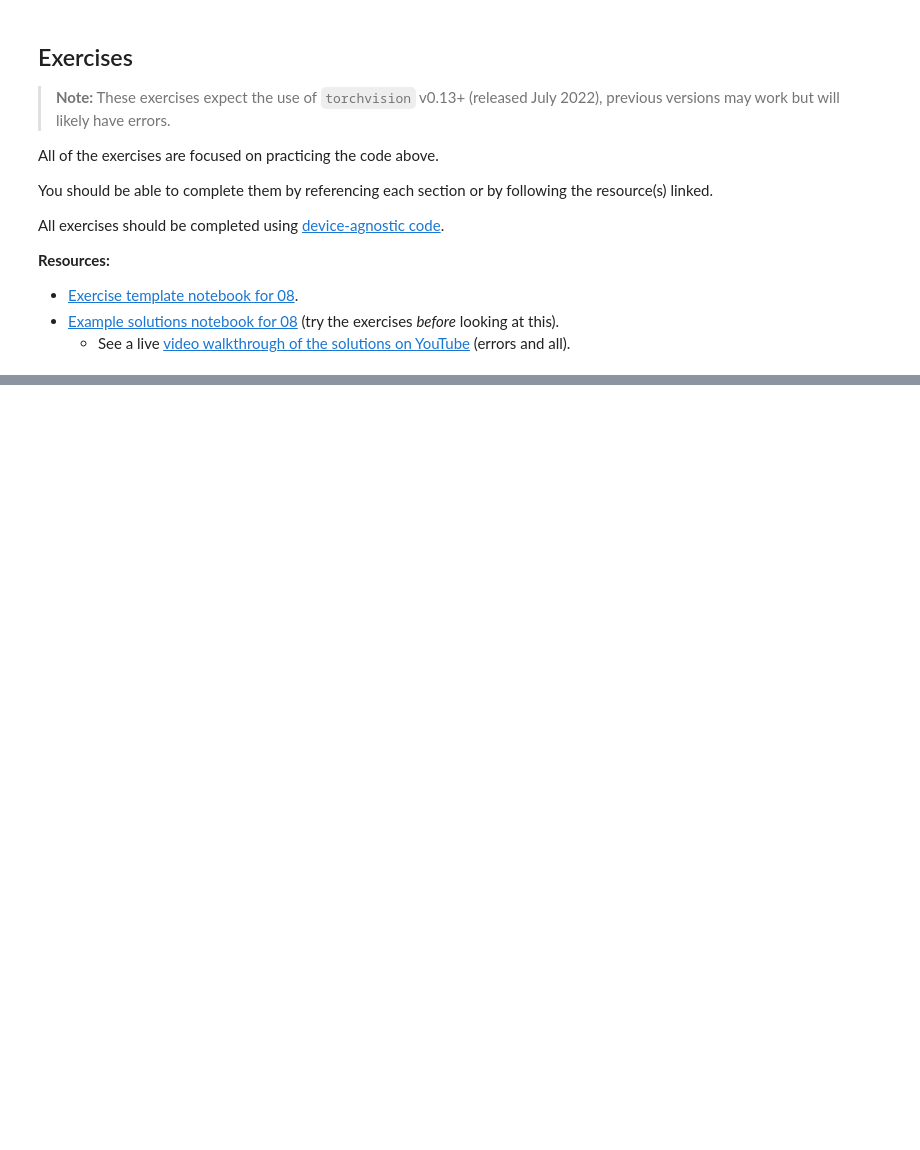
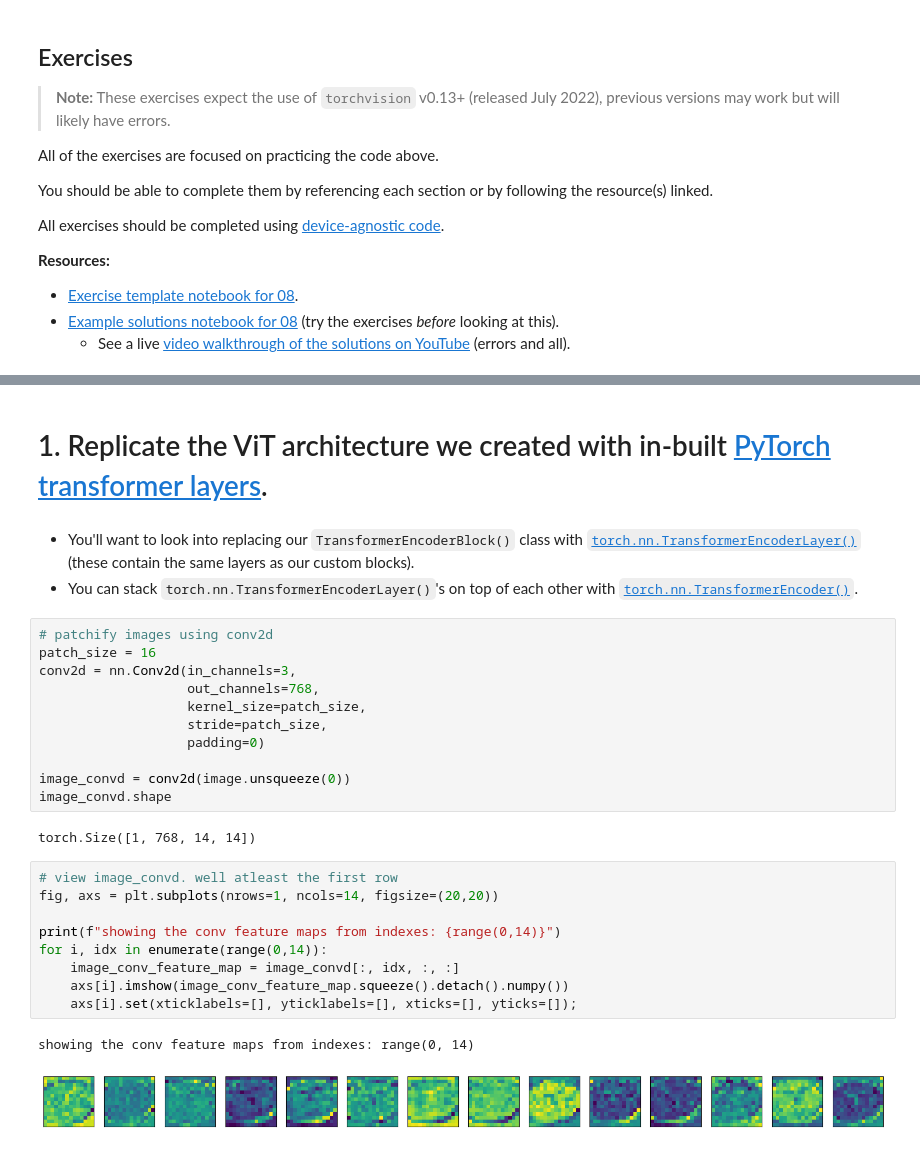
Before and after one commit to BMugo84/pytorch_in_25_hours, a Jupyter notebook: 08_pytorch_paper_replicating_exercise.ipynb, the cells around one changed output, grey strips where cells are left out. Cells and saved outputs as stored; diff of their text form; blank space fills up the shorter version.

```diff
--- a/08_pytorch_paper_replicating_exercise.ipynb
+++ b/08_pytorch_paper_replicating_exercise.ipynb
@@ -37,0 +129,31 @@ All exercises should be completed using [device-agnostic code](https://pytorch.o
+# %% [markdown]
+# 1. Replicate the ViT architecture we created with in-built [PyTorch transformer layers](https://pytorch.org/docs/stable/nn.html#transformer-layers).
+# %% [markdown]
+
+* You'll want to look into replacing our `TransformerEncoderBlock()` class with [`torch.nn.TransformerEncoderLayer()`](https://pytorch.org/docs/stable/generated/torch.nn.TransformerEncoderLayer.html#torch.nn.TransformerEncoderLayer) (these contain the same layers as our custom blocks).
+* You can stack `torch.nn.TransformerEncoderLayer()`'s on top of each other with [`torch.nn.TransformerEncoder()`](https://pytorch.org/docs/stable/generated/torch.nn.TransformerEncoder.html#torch.nn.TransformerEncoder).
+# %%
+# patchify images using conv2d
+patch_size = 16
+conv2d = nn.Conv2d(in_channels=3,
+                   out_channels=768,
+                   kernel_size=patch_size,
+                   stride=patch_size,
+                   padding=0)
+
+image_convd = conv2d(image.unsqueeze(0))
+image_convd.shape
+# %% [output]
+torch.Size([1, 768, 14, 14])
+# %%
+# view image_convd. well atleast the first row
+fig, axs = plt.subplots(nrows=1, ncols=14, figsize=(20,20))
+
+print(f"showing the conv feature maps from indexes: {range(0,14)}")
+for i, idx in enumerate(range(0,14)):
+    image_conv_feature_map = image_convd[:, idx, :, :]
+    axs[i].imshow(image_conv_feature_map.squeeze().detach().numpy())
+    axs[i].set(xticklabels=[], yticklabels=[], xticks=[], yticks=[]);
+# %% [output]
+showing the conv feature maps from indexes: range(0, 14)
+[figure, added]
```
Also changed, not shown: parts of 28 cells of this notebook.
